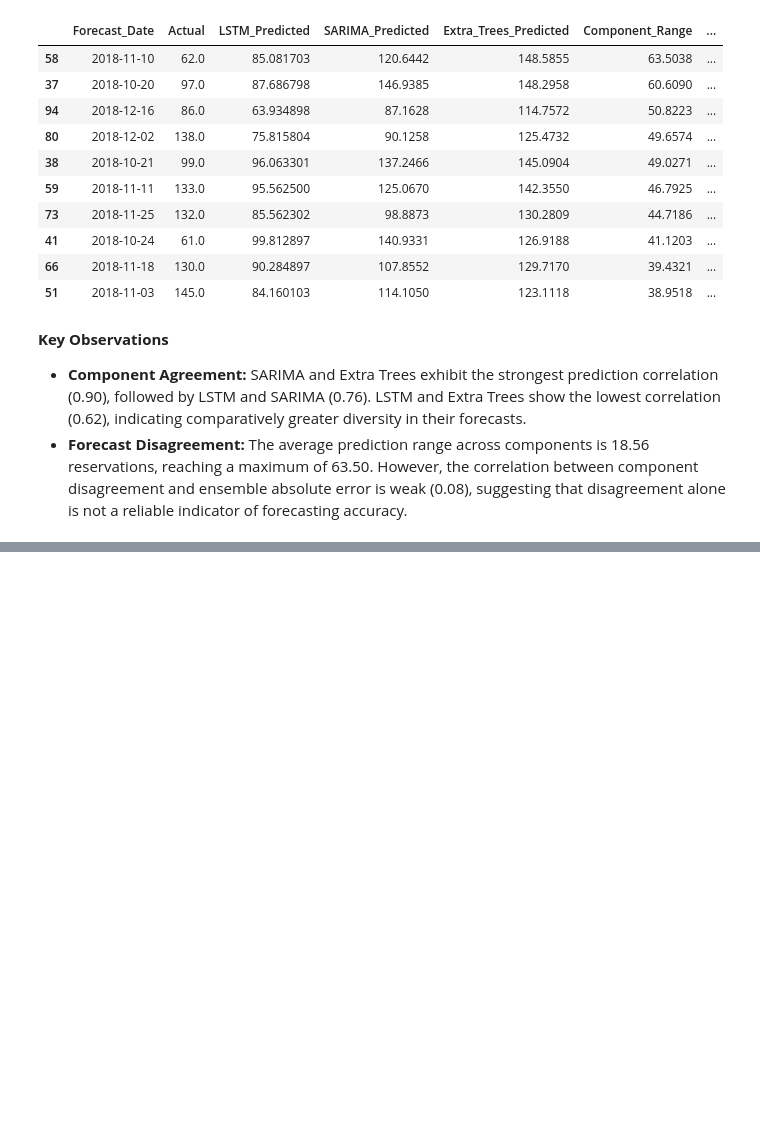
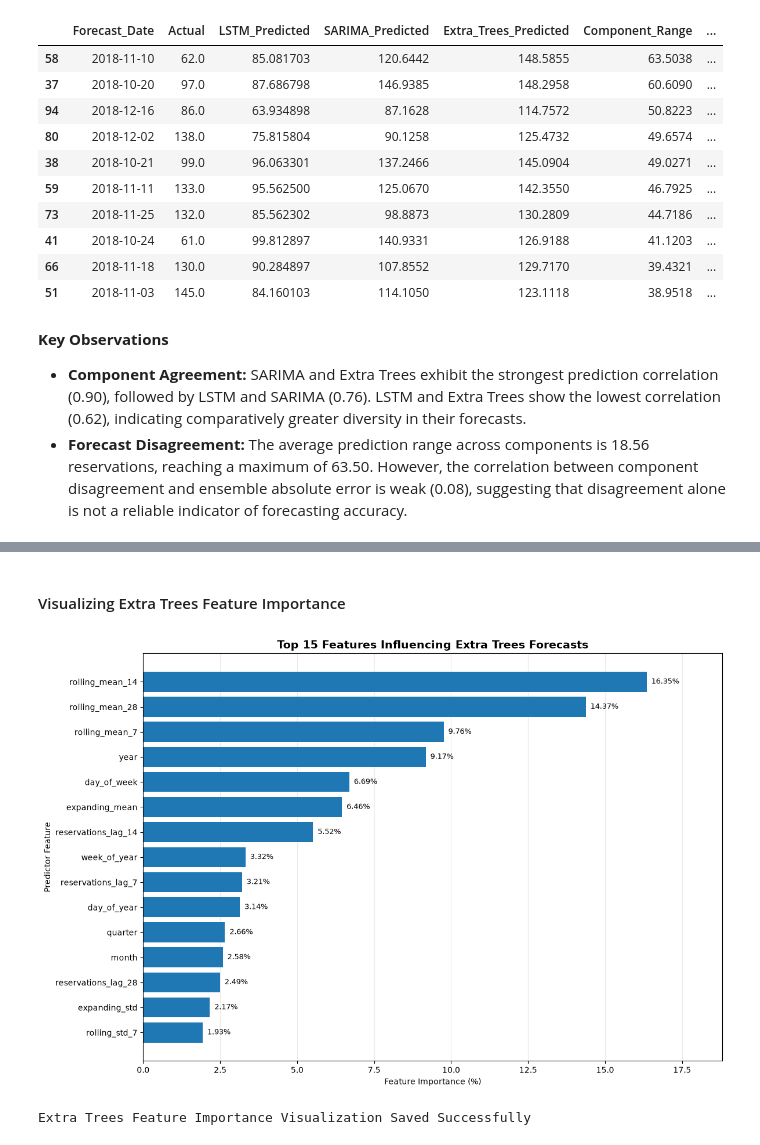
Before and after one commit to TejasMJ/StaySense-Analytics, a Jupyter notebook: notebooks/07_model_explainability.ipynb, the cells around one changed output, grey strips where cells are left out. Saved outputs shown, nothing was run; the diff lists cells and outputs as text; code cells hidden in the pictures; blank space fills up the shorter version.

Commit message:
Feature Importance added

```diff
--- a/notebooks/07_model_explainability.ipynb
+++ b/notebooks/07_model_explainability.ipynb
@@ -982,0 +1081,58 @@ Highest Disagreement Forecasts:
+# %% [markdown]
+#### Visualizing Extra Trees Feature Importance
+# %%
+top_features_df = (
+    feature_importance_df
+    .head(15)
+    .sort_values("Importance_Pct", ascending=True)
+)
+
+fig, ax = plt.subplots(figsize=(12, 8))
+
+bars = ax.barh(
+    top_features_df["Feature"],
+    top_features_df["Importance_Pct"]
+)
+
+ax.set_title(
+    "Top 15 Features Influencing Extra Trees Forecasts",
+    fontsize=14,
+    fontweight="bold"
+)
+
+ax.set_xlabel("Feature Importance (%)")
+ax.set_ylabel("Predictor Feature")
+
+ax.grid(axis="x", alpha=0.25)
+ax.set_axisbelow(True)
+
+for bar in bars:
+    width = bar.get_width()
+
+    ax.text(
+        width + 0.15,
+        bar.get_y() + bar.get_height() / 2,
+        f"{width:.2f}%",
+        va="center",
+        fontsize=9
+    )
+
+ax.set_xlim(
+    0,
+    top_features_df["Importance_Pct"].max() * 1.15
+)
+
+plt.tight_layout()
+
+plt.savefig(
+    figures_dir / "extra_trees_feature_importance.png",
+    dpi=300,
+    bbox_inches="tight"
+)
+
+plt.show()
+
+print("Extra Trees Feature Importance Visualization Saved Successfully")
+# %% [output]
+[figure, added]
+Extra Trees Feature Importance Visualization Saved Successfully
```
Also changed, not shown: parts of 6 cells of this notebook, 3 other files.
